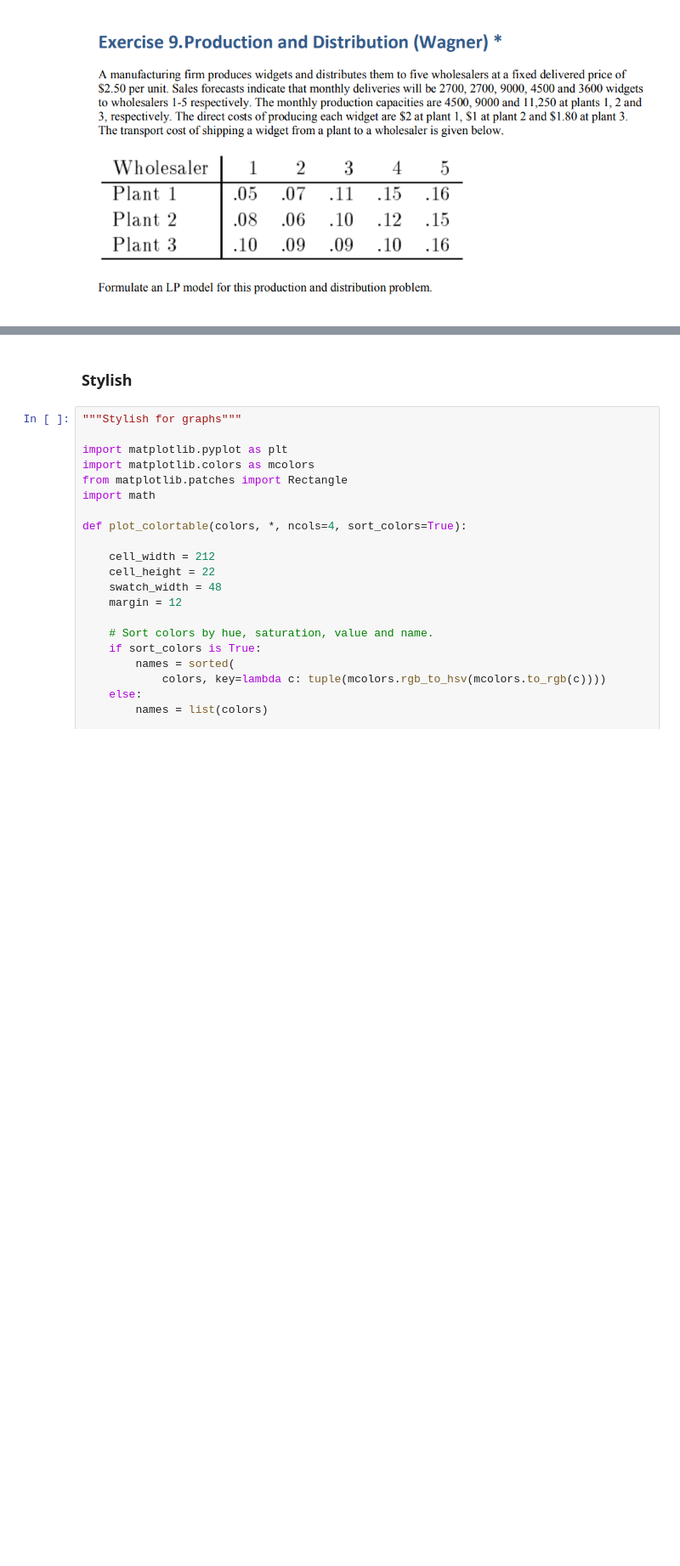
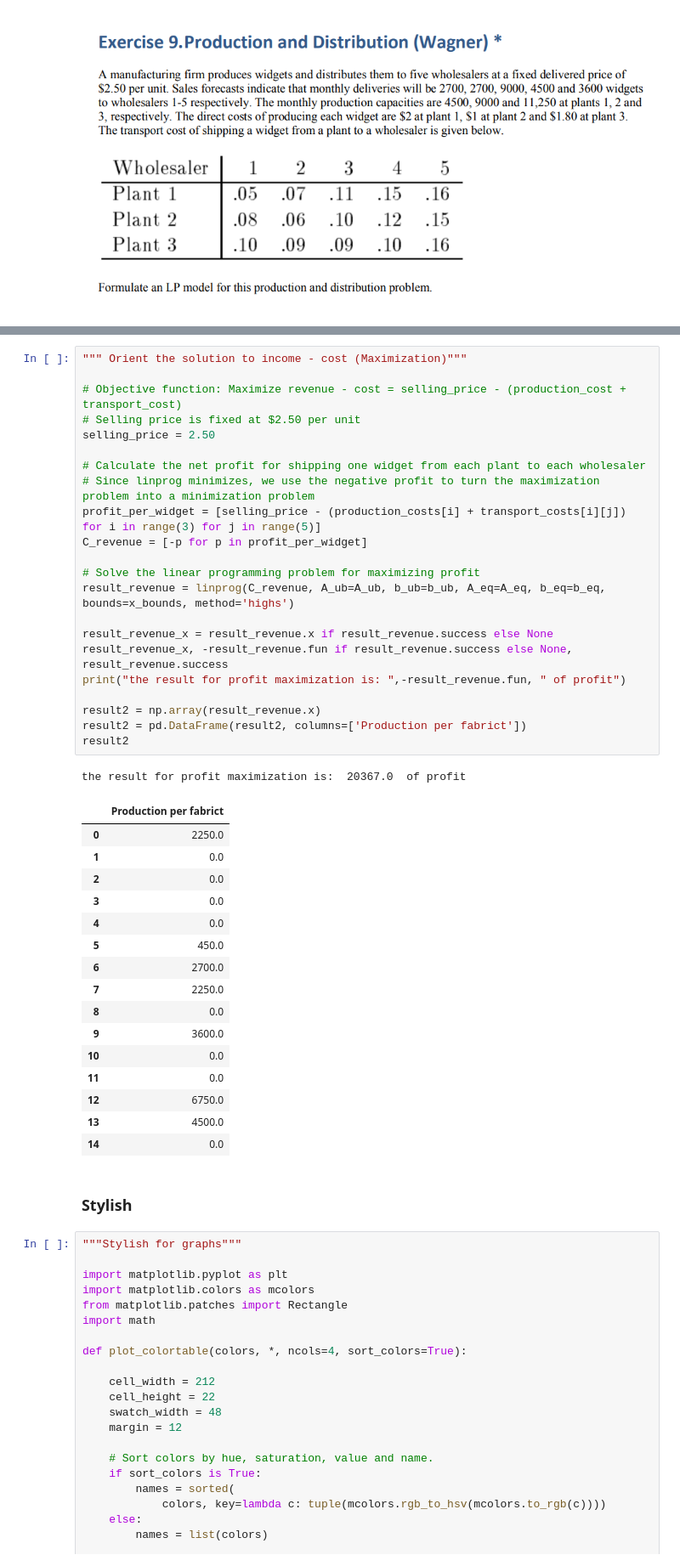
Before and after one commit to Jhonnatan7br/Business-Optmization, a Jupyter notebook: Optimization.ipynb, the cells around one changed output, grey strips where cells are left out. Shown at 85% size. Saved outputs shown, nothing was run; the diff lists cells and outputs as text; blank space fills up the shorter version.

```diff
--- a/Optimization.ipynb
+++ b/Optimization.ipynb
@@ -367,6 +416,46 @@ the result is:  35883.0
 | 12 | 6750.0 |
 | 13 | 4500.0 |
 | 14 | 0.0 |
+# %%
+""" Orient the solution to income - cost (Maximization)"""
+
+# Objective function: Maximize revenue - cost = selling_price - (production_cost + transport_cost)
+# Selling price is fixed at $2.50 per unit
+selling_price = 2.50
+
+# Calculate the net profit for shipping one widget from each plant to each wholesaler
+# Since linprog minimizes, we use the negative profit to turn the maximization problem into a minimization problem
+profit_per_widget = [selling_price - (production_costs[i] + transport_costs[i][j]) for i in range(3) for j in range(5)]
+C_revenue = [-p for p in profit_per_widget]
+
+# Solve the linear programming problem for maximizing profit
+result_revenue = linprog(C_revenue, A_ub=A_ub, b_ub=b_ub, A_eq=A_eq, b_eq=b_eq, bounds=x_bounds, method='highs')
+
+result_revenue_x = result_revenue.x if result_revenue.success else None
+result_revenue_x, -result_revenue.fun if result_revenue.success else None, result_revenue.success
+print("the result for profit maximization is: ",-result_revenue.fun, " of profit")
+
+result2 = np.array(result_revenue.x)
+result2 = pd.DataFrame(result2, columns=['Production per fabrict'])
+result2
+# %% [output]
+the result for profit maximization is:  20367.0  of profit
+|  | Production per fabrict |
+| 0 | 2250.0 |
+| 1 | 0.0 |
+| 2 | 0.0 |
+| 3 | 0.0 |
+| 4 | 0.0 |
+| 5 | 450.0 |
+| 6 | 2700.0 |
+| 7 | 2250.0 |
+| 8 | 0.0 |
+| 9 | 3600.0 |
+| 10 | 0.0 |
+| 11 | 0.0 |
+| 12 | 6750.0 |
+| 13 | 4500.0 |
+| 14 | 0.0 |
 # %% [markdown]
 ### Stylish
 # %%
```
Also changed, not shown: parts of 3 cells of this notebook.
